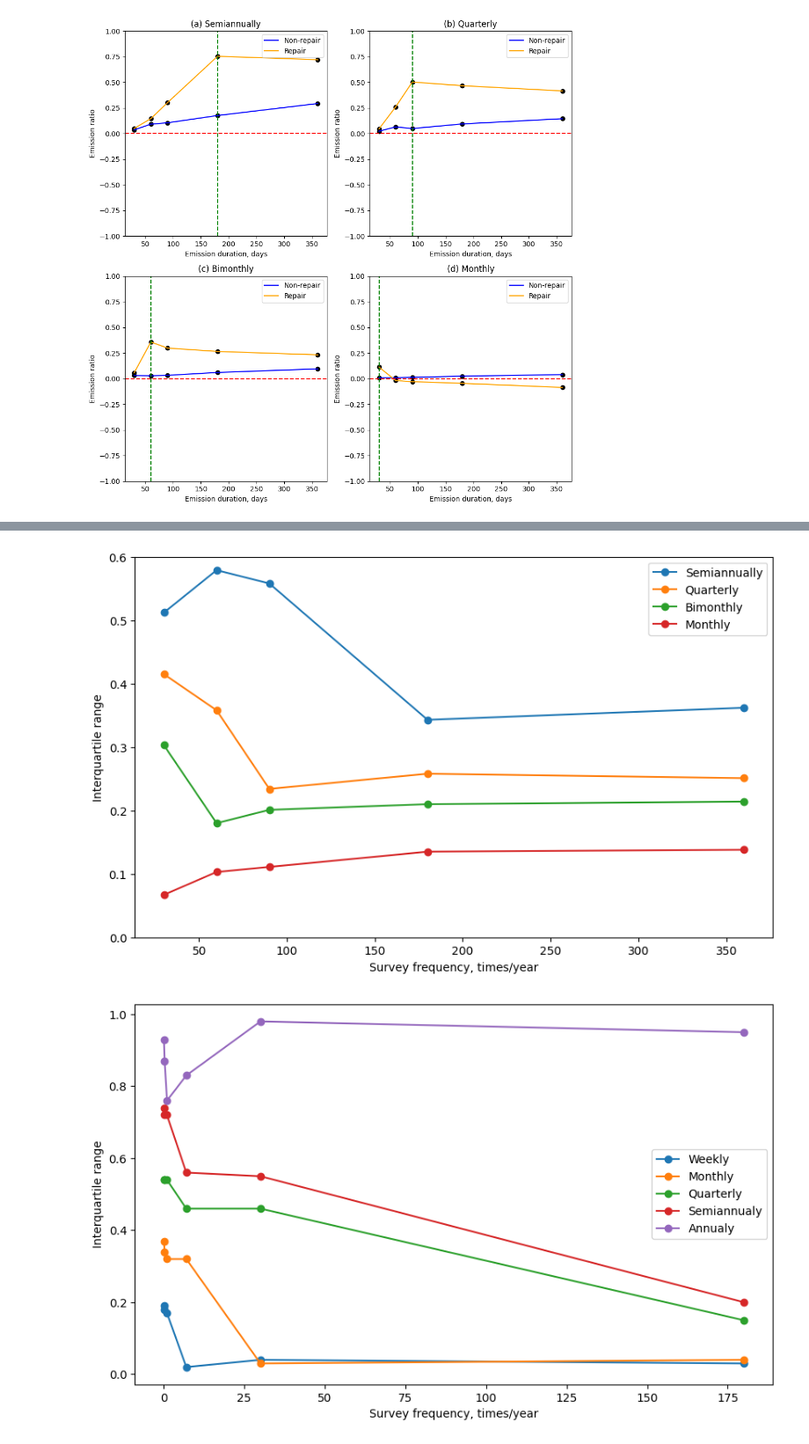
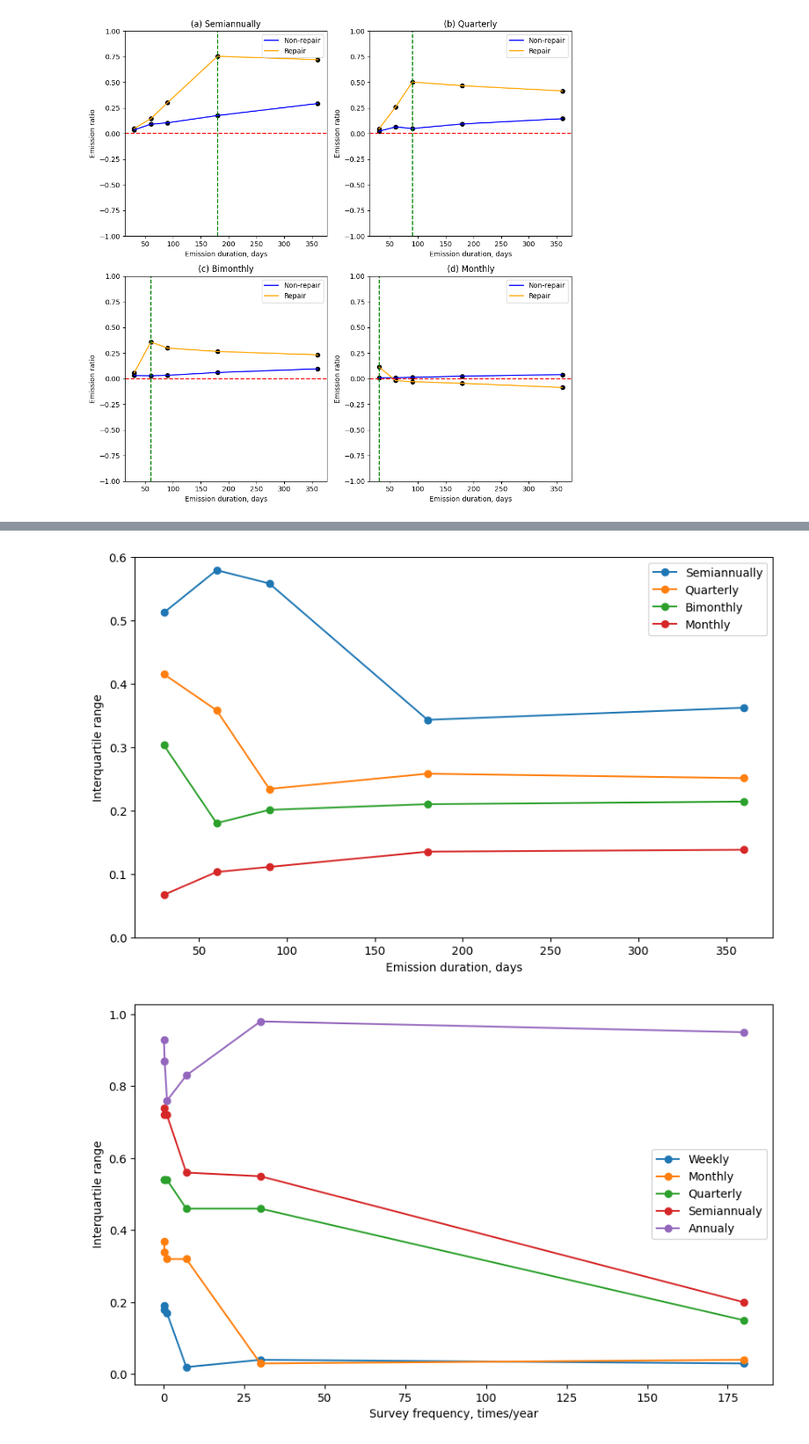
Before and after one commit to HJJJJX/Figure-Plotting, a Jupyter notebook: Uncertainty_Plot.ipynb, the cells around one changed output, grey strips where cells are left out. Shown at 88% size. Drawn from its saved outputs; the diff is of its cells as text; code cells hidden in the pictures.

```diff
--- a/Uncertainty_Plot.ipynb
+++ b/Uncertainty_Plot.ipynb
@@ -704,35 +704,35 @@ plt.show()
 import matplotlib.pyplot as plt
 import numpy as np
 
 # Provided data
 x_values = [[360, 180, 90, 60, 30], [360, 180, 90, 60, 30], [360, 180, 90, 60, 30], [360, 180, 90, 60, 30]]
 
 # Calculate 25th and 75th percentiles
 percentile_25 = [
     [55.9,60.5,3.3,-9.8,-18.1], [29.6,34.5,40,8,-14.7], [12.9,17.7,19.8,27.3,-8.8], [-14.4,-10.8,-7.9,-6.5,8.3]]
 percentile_75 = [
     [92.1,94.8,59.1,48.1,33.1], [54.7,60.3,63.4,43.8,26.8], [34.3,38.7,39.9,45.3,21.5], [-0.6,2.7,3.2,3.8,15]]
 
 # Convert to numpy arrays for easier manipulation
 percentile_25 = np.array(percentile_25)
 percentile_75 = np.array(percentile_75)
 
 # Calculate the interquartile range (IQR)
 difference = (percentile_75 - percentile_25) / 100
 
 # Plotting
 plt.figure(figsize=(10, 6))
 labels = ["Semiannually", "Quarterly", "Bimonthly", "Monthly"]
 for i in range(difference.shape[0]):
     plt.plot(x_values[i], difference[i], marker='o', label=labels[i])
 
-plt.xlabel('Survey frequency, times/year')
+plt.xlabel('Emission duration, days')
 plt.ylabel('Interquartile range')
 plt.ylim(0, 0.6)  # Set the y-axis limits
 plt.legend()
 plt.show()
 # %% [output]
-[figure, old version]
+[figure, new version]
 # %%
 import matplotlib.pyplot as plt
 import numpy as np
```
Also changed, not shown: parts of 1 cell of this notebook.
